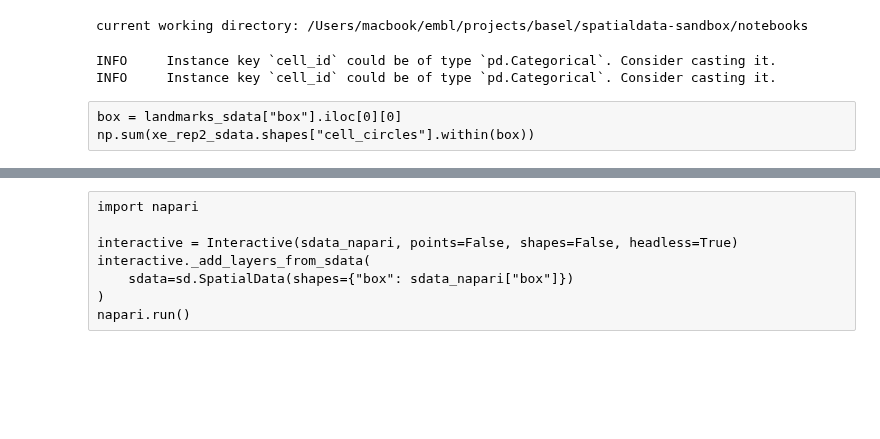
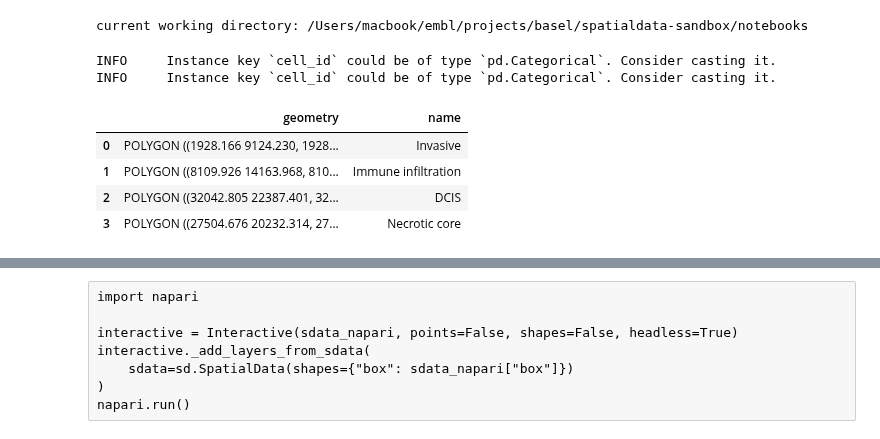
Before and after one commit to giovp/spatialdata-sandbox, a Jupyter notebook: notebooks/01_ROI_selection.ipynb, the cells around one changed output, grey strips where cells are left out. Drawn from its saved outputs; the diff is of its cells as text; code cells hidden in the pictures; blank space fills up the shorter version.

```diff
--- a/notebooks/01_ROI_selection.ipynb
+++ b/notebooks/01_ROI_selection.ipynb
@@ -47,35 +47,47 @@ VISIUM_ROI_PATH = os.path.join(GENERATED_DATA_PATH, "visium_roi.zarr")
 LANDMARKS_SDATA_PATH = os.path.join(GENERATED_DATA_PATH, "sandbox.zarr")
 # %% [output]
 current working directory: /Users/macbook/embl/projects/basel/spatialdata-sandbox/notebooks
-# %%
-# we delete some elements (in-memory only) because we will not need them in napari
-xe_rep1_sdata = sd.read_zarr(XE_REP1_PATH)
-del xe_rep1_sdata.images["morphology_focus"]
-del xe_rep1_sdata.shapes["cell_boundaries"]
-del xe_rep1_sdata.shapes["nucleus_boundaries"]
-xe_rep2_sdata = sd.read_zarr(XE_REP2_PATH)
-del xe_rep2_sdata.images["morphology_focus"]
-del xe_rep2_sdata.shapes["cell_boundaries"]
-del xe_rep2_sdata.shapes["nucleus_boundaries"]
-visium_sdata = sd.read_zarr(VISIUM_PATH)
-
-xe_rep1_roi_sdata = sd.read_zarr(XE_REP1_ROI_PATH)
-del xe_rep1_roi_sdata.shapes["cell_boundaries"]
-del xe_rep1_roi_sdata.shapes["nucleus_boundaries"]
-xe_rep2_roi_sdata = sd.read_zarr(XE_REP2_ROI_PATH)
-del xe_rep2_roi_sdata.shapes["cell_boundaries"]
-del xe_rep2_roi_sdata.shapes["nucleus_boundaries"]
-visium_roi_sdata = sd.read_zarr(VISIUM_ROI_PATH)
-
-landmarks_sdata = sd.read_zarr(LANDMARKS_SDATA_PATH)
-# %% [output]
-INFO     Instance key `cell_id` could be of type `pd.Categorical`. Consider casting it.
-INFO     Instance key `cell_id` could be of type `pd.Categorical`. Consider casting it.
+# %%
+# we delete some elements (in-memory only) because we will not need them in napari
+xe_rep1_sdata = sd.read_zarr(XE_REP1_PATH)
+del xe_rep1_sdata.images["morphology_focus"]
+del xe_rep1_sdata.shapes["cell_boundaries"]
+del xe_rep1_sdata.shapes["nucleus_boundaries"]
+xe_rep2_sdata = sd.read_zarr(XE_REP2_PATH)
+del xe_rep2_sdata.images["morphology_focus"]
+del xe_rep2_sdata.shapes["cell_boundaries"]
+del xe_rep2_sdata.shapes["nucleus_boundaries"]
+visium_sdata = sd.read_zarr(VISIUM_PATH)
+
+xe_rep1_roi_sdata = sd.read_zarr(XE_REP1_ROI_PATH)
+del xe_rep1_roi_sdata.shapes["cell_boundaries"]
+del xe_rep1_roi_sdata.shapes["nucleus_boundaries"]
+xe_rep2_roi_sdata = sd.read_zarr(XE_REP2_ROI_PATH)
+del xe_rep2_roi_sdata.shapes["cell_boundaries"]
+del xe_rep2_roi_sdata.shapes["nucleus_boundaries"]
+visium_roi_sdata = sd.read_zarr(VISIUM_ROI_PATH)
+
+landmarks_sdata = sd.read_zarr(LANDMARKS_SDATA_PATH)
+# %% [output]
+INFO     Instance key `cell_id` could be of type `pd.Categorical`. Consider casting it.
+INFO     Instance key `cell_id` could be of type `pd.Categorical`. Consider casting it.
+# %%
+landmarks_sdata["rois"]["name"] = [
+    "Invasive",
+    "Immune infiltration",
+    "DCIS",
+    "Necrotic core",
+]
+# the new extra column gets not saved to Zarr, we need to discuss this behavior (and the relationships with multiple tables) in the next hackathon
+landmarks_sdata["rois"]
+# %% [output]
+|  | geometry | name |
+| 0 | POLYGON ((1928.166 9124.230, 1928... | Invasive |
+| 1 | POLYGON ((8109.926 14163.968, 810... | Immune infiltration |
+| 2 | POLYGON ((32042.805 22387.401, 32... | DCIS |
+| 3 | POLYGON ((27504.676 20232.314, 27... | Necrotic core |
 # %%
 # remove the cells, for xenium rep 2, inside the box (so already present in xenium rep 1)
 xe_rep2_sdata.shapes["cell_circles"] = xe_rep2_sdata["cell_circles"][
     ~xe_rep2_sdata["cell_circles"].index.isin(xe_rep2_roi_sdata["cell_circles"].index)
 ]
-# %% [raw]
-box = landmarks_sdata["box"].iloc[0][0]
-np.sum(xe_rep2_sdata.shapes["cell_circles"].within(box))
```
Also changed, not shown: parts of 11 cells of this notebook, 1 other file.
